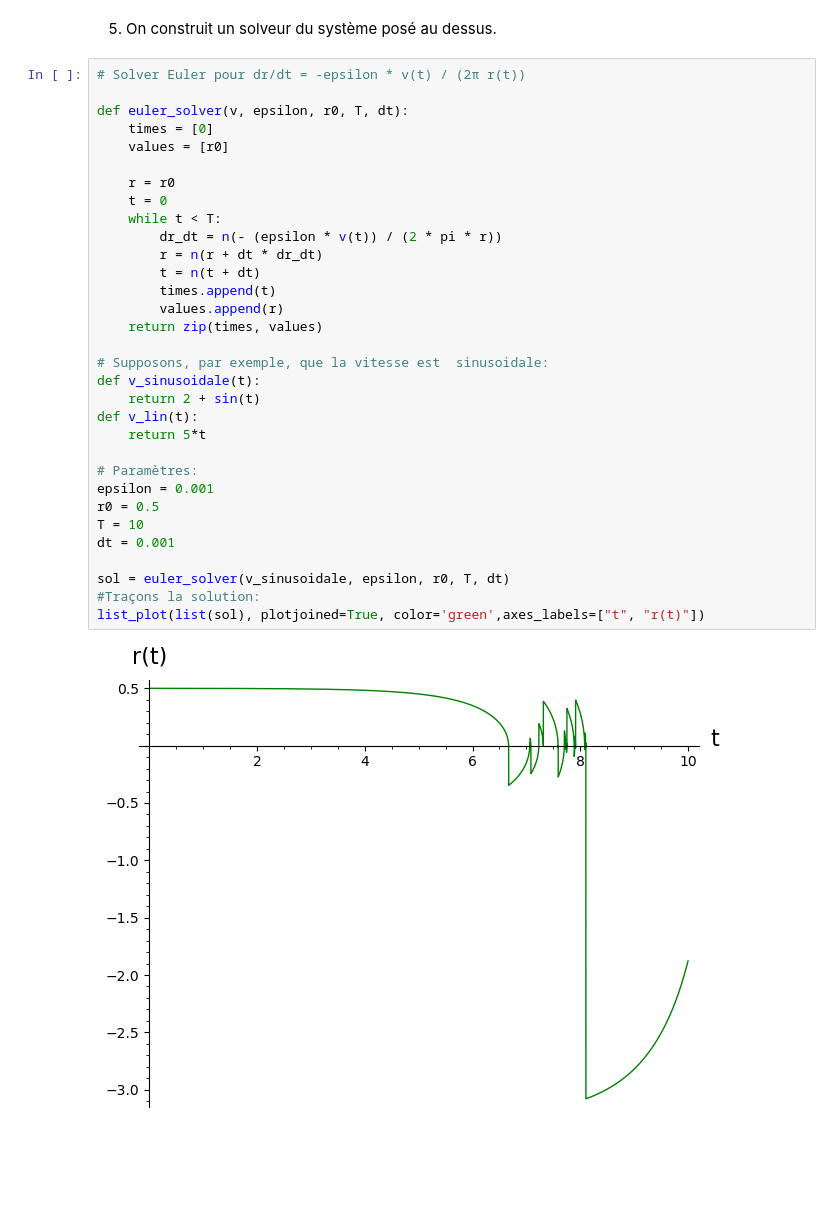
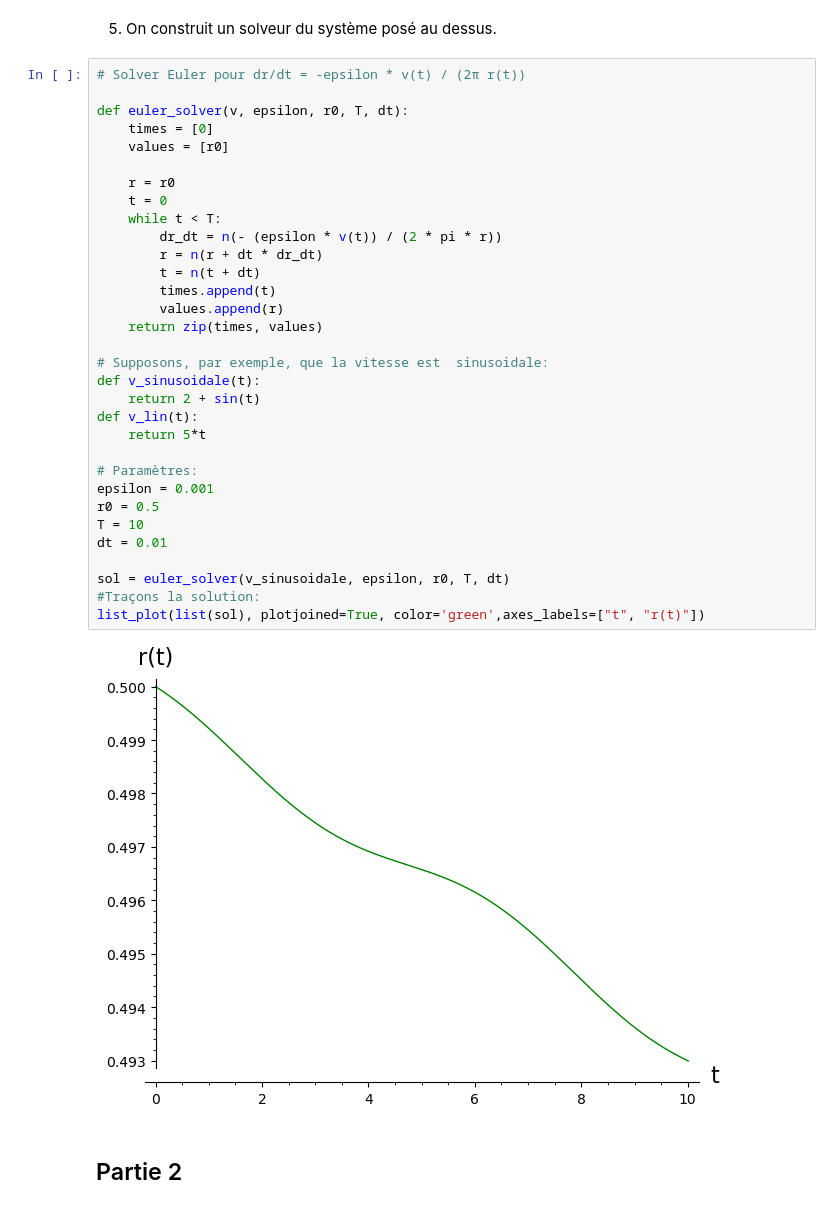
Before and after one commit to pablodimuzio/Math603-TP-2, a Jupyter notebook: di-muzio_wood_tp2.ipynb, the cells around one changed output. Saved outputs shown, nothing was run; the diff lists cells and outputs as text; blank space fills up the shorter version.

```diff
--- a/di-muzio_wood_tp2.ipynb
+++ b/di-muzio_wood_tp2.ipynb
@@ -99,32 +101,34 @@ On en déduit que l'intervalle minimum d'échantillonage est de $15.15\cdot 10^{
 
 def euler_solver(v, epsilon, r0, T, dt):
     times = [0]
     values = [r0]
 
     r = r0
     t = 0
     while t < T:
         dr_dt = n(- (epsilon * v(t)) / (2 * pi * r))
         r = n(r + dt * dr_dt)
         t = n(t + dt)
         times.append(t)
         values.append(r)
     return zip(times, values)
 
 # Supposons, par exemple, que la vitesse est  sinusoidale:
 def v_sinusoidale(t):
     return 2 + sin(t)
 def v_lin(t):
     return 5*t
 
 # Paramètres:
 epsilon = 0.001
 r0 = 0.5
 T = 10
-dt = 0.001
+dt = 0.01
 
 sol = euler_solver(v_sinusoidale, epsilon, r0, T, dt)
 #Traçons la solution:
 list_plot(list(sol), plotjoined=True, color='green',axes_labels=["t", "r(t)"])
 # %% [output]
-[figure, old version]
+[figure, new version]
+# %% [markdown]
+## Partie 2
```
Also changed, not shown: parts of 10 cells of this notebook, 1 other file.
